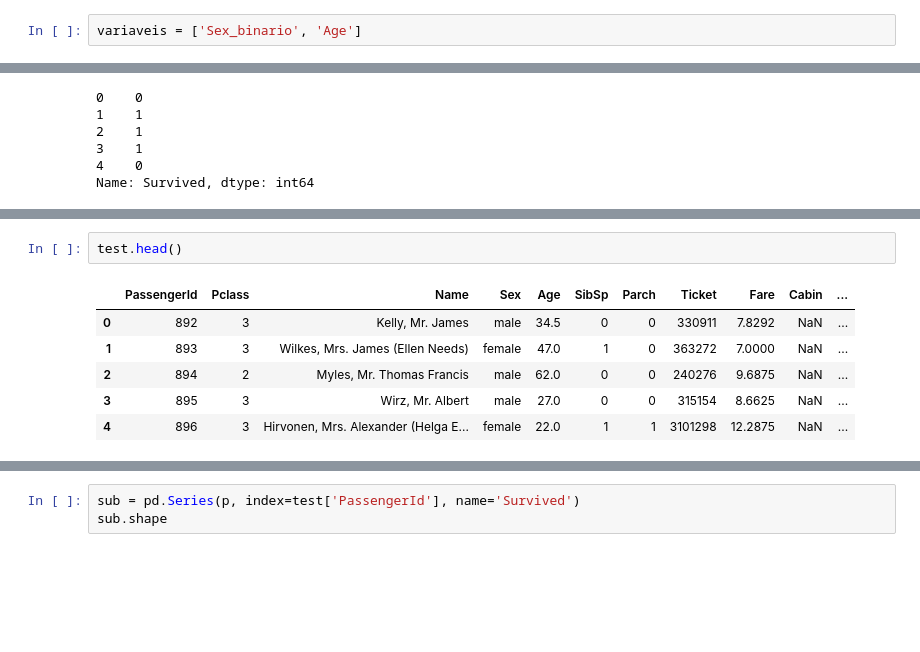
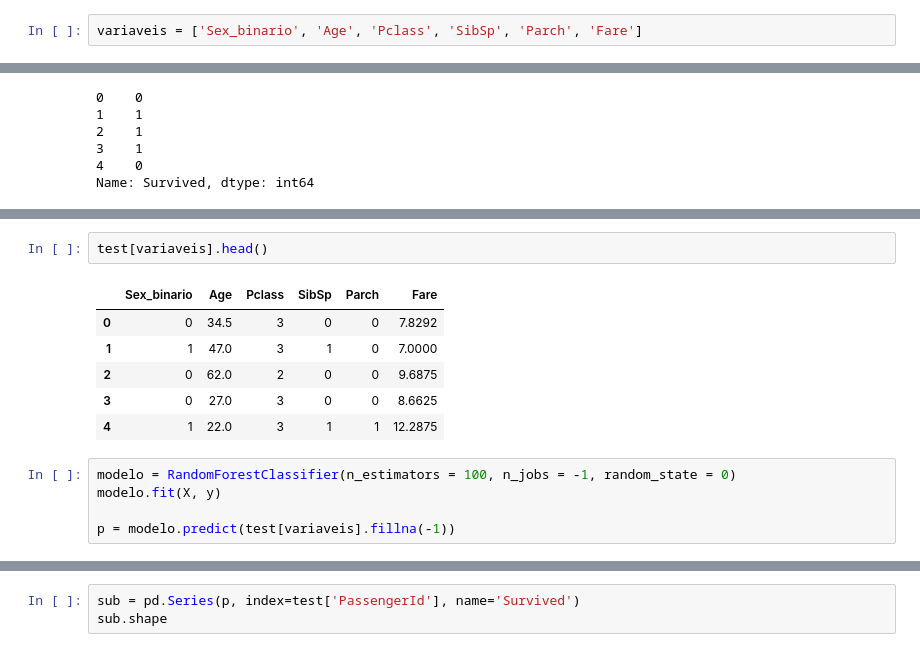
Before and after one commit to henriqueolvr/projects, a Jupyter notebook: titanic/titanic1.ipynb, the cells around one changed output, grey strips where cells are left out. Saved outputs shown, nothing was run; the diff lists cells and outputs as text; blank space fills up the shorter version.

```diff
--- a/titanic/titanic1.ipynb
+++ b/titanic/titanic1.ipynb
@@ -41,5 +202,5 @@ train.head()
 | 3 | 4 | 1 | 1 | Futrelle, Mrs. Jacques Heath (Lil... | female | 35.0 | 1 | 0 | 113803 | 53.1000 | ... |
 | 4 | 5 | 0 | 3 | Allen, Mr. William Henry | male | 35.0 | 0 | 0 | 373450 | 8.0500 | ... |
 # %%
-variaveis = ['Sex_binario', 'Age']
+variaveis = ['Sex_binario', 'Age', 'Pclass', 'SibSp', 'Parch', 'Fare']
 # %%
@@ -108,9 +283,14 @@ array([0, 1, 0, 1, 1, 0, 1, 0, 1, 0, 0, 0, 1, 0, 1, 1, 0, 0, 1, 0, 0, 1,
 # %%
-test.head()
+test[variaveis].head()
 # %% [output]
-|  | PassengerId | Pclass | Name | Sex | Age | SibSp | Parch | Ticket | Fare | Cabin | ... |
-| 0 | 892 | 3 | Kelly, Mr. James | male | 34.5 | 0 | 0 | 330911 | 7.8292 | NaN | ... |
-| 1 | 893 | 3 | Wilkes, Mrs. James (Ellen Needs) | female | 47.0 | 1 | 0 | 363272 | 7.0000 | NaN | ... |
-| 2 | 894 | 2 | Myles, Mr. Thomas Francis | male | 62.0 | 0 | 0 | 240276 | 9.6875 | NaN | ... |
-| 3 | 895 | 3 | Wirz, Mr. Albert | male | 27.0 | 0 | 0 | 315154 | 8.6625 | NaN | ... |
-| 4 | 896 | 3 | Hirvonen, Mrs. Alexander (Helga E... | female | 22.0 | 1 | 1 | 3101298 | 12.2875 | NaN | ... |
+|  | Sex_binario | Age | Pclass | SibSp | Parch | Fare |
+| 0 | 0 | 34.5 | 3 | 0 | 0 | 7.8292 |
+| 1 | 1 | 47.0 | 3 | 1 | 0 | 7.0000 |
+| 2 | 0 | 62.0 | 2 | 0 | 0 | 9.6875 |
+| 3 | 0 | 27.0 | 3 | 0 | 0 | 8.6625 |
+| 4 | 1 | 22.0 | 3 | 1 | 1 | 12.2875 |
+# %%
+modelo = RandomForestClassifier(n_estimators = 100, n_jobs = -1, random_state = 0)
+modelo.fit(X, y)
+
+p = modelo.predict(test[variaveis].fillna(-1))
```
Also changed, not shown: parts of 43 cells of this notebook, 4 other files.
